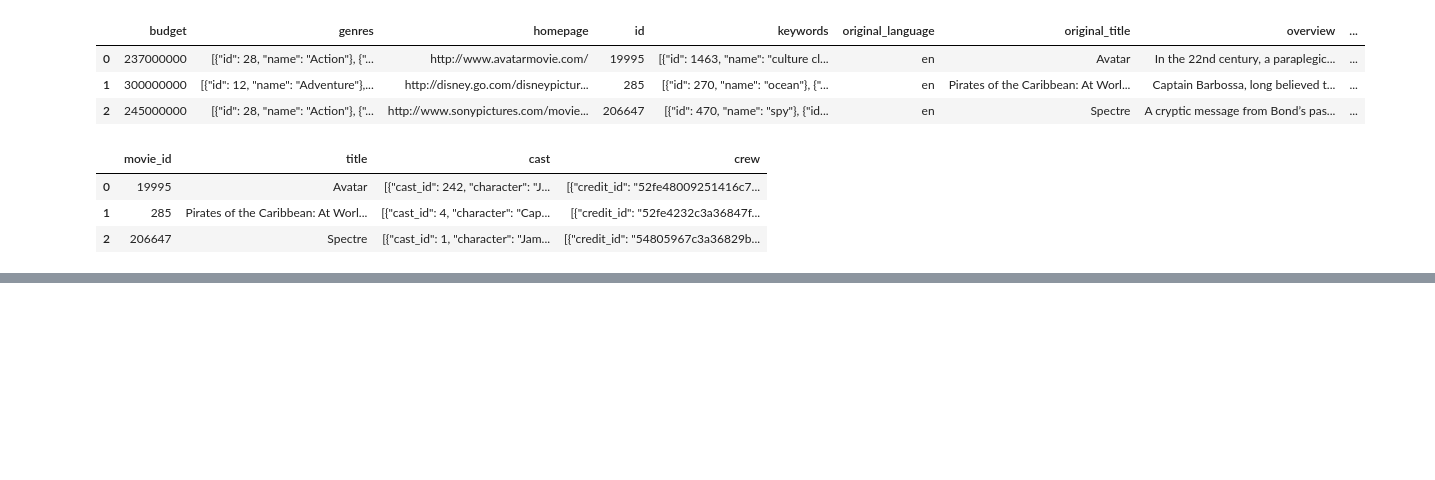
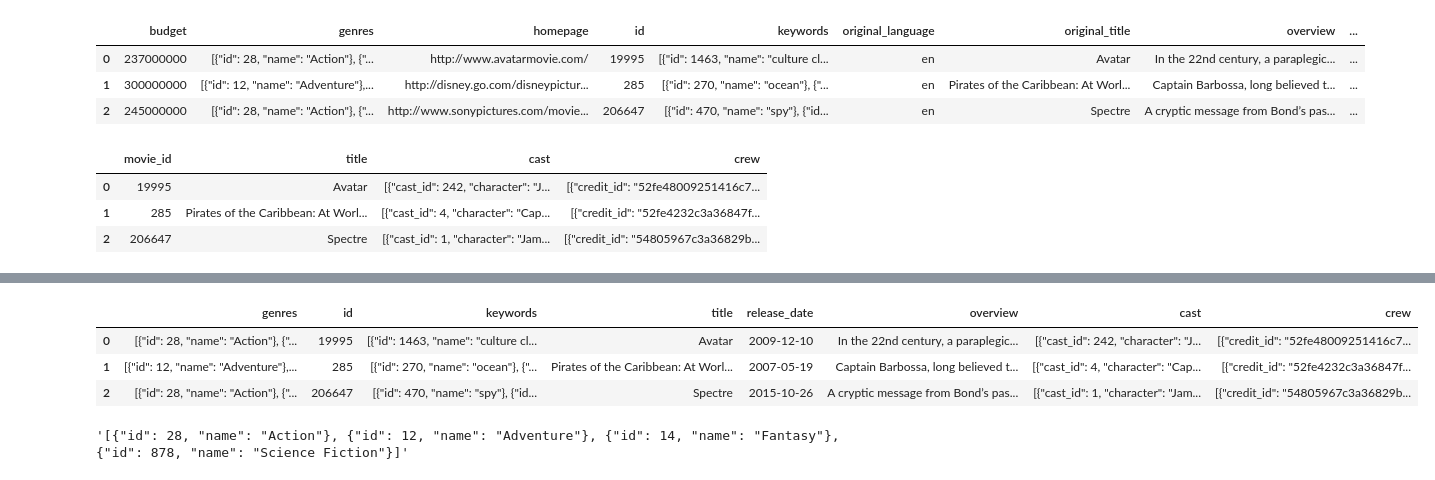
Before and after one commit to atchireddy-ml/GenerativeAI, a Jupyter notebook: NLP/movies.ipynb, the cells around one changed output, grey strips where cells are left out. Drawn from its saved outputs; the diff is of its cells as text; code cells hidden in the pictures; blank space fills up the shorter version.

Commit message:
Formatting the data

```diff
--- a/NLP/movies.ipynb
+++ b/NLP/movies.ipynb
@@ -22,4 +26,4 @@ credits.head(3)
 # %%
-data=movies.merge(credits)
+data=movies.merge(credits,on='title')
 # %%
 data.head(3)
@@ -25,0 +60,2 @@ data.head(3)
+# %%
+data = data[['genres','id','keywords','title','release_date','overview','cast','crew']]
@@ -25,0 +80,2 @@ data.head(3)
+# %%
+data.dropna(inplace=True)
@@ -25,0 +94,11 @@ data.head(3)
+# %%
+data.head(3)
+# %% [output]
+|  | genres | id | keywords | title | release_date | overview | cast | crew |
+| 0 | [{"id": 28, "name": "Action"}, {"... | 19995 | [{"id": 1463, "name": "culture cl... | Avatar | 2009-12-10 | In the 22nd century, a paraplegic... | [{"cast_id": 242, "character": "J... | [{"credit_id": "52fe48009251416c7... |
+| 1 | [{"id": 12, "name": "Adventure"},... | 285 | [{"id": 270, "name": "ocean"}, {"... | Pirates of the Caribbean: At Worl... | 2007-05-19 | Captain Barbossa, long believed t... | [{"cast_id": 4, "character": "Cap... | [{"credit_id": "52fe4232c3a36847f... |
+| 2 | [{"id": 28, "name": "Action"}, {"... | 206647 | [{"id": 470, "name": "spy"}, {"id... | Spectre | 2015-10-26 | A cryptic message from Bond’s pas... | [{"cast_id": 1, "character": "Jam... | [{"credit_id": "54805967c3a36829b... |
+# %%
+data['genres'][0]
+# %% [output]
+'[{"id": 28, "name": "Action"}, {"id": 12, "name": "Adventure"}, {"id": 14, "name": "Fantasy"}, {"id": 878, "name": "Science Fiction"}]'
```
Also changed, not shown: parts of 26 cells of this notebook.
